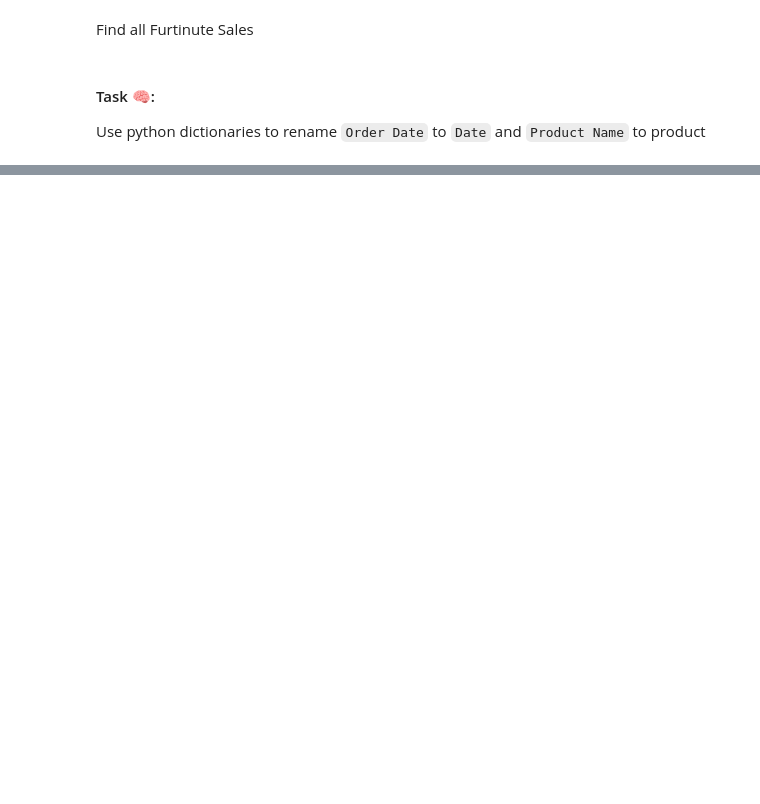
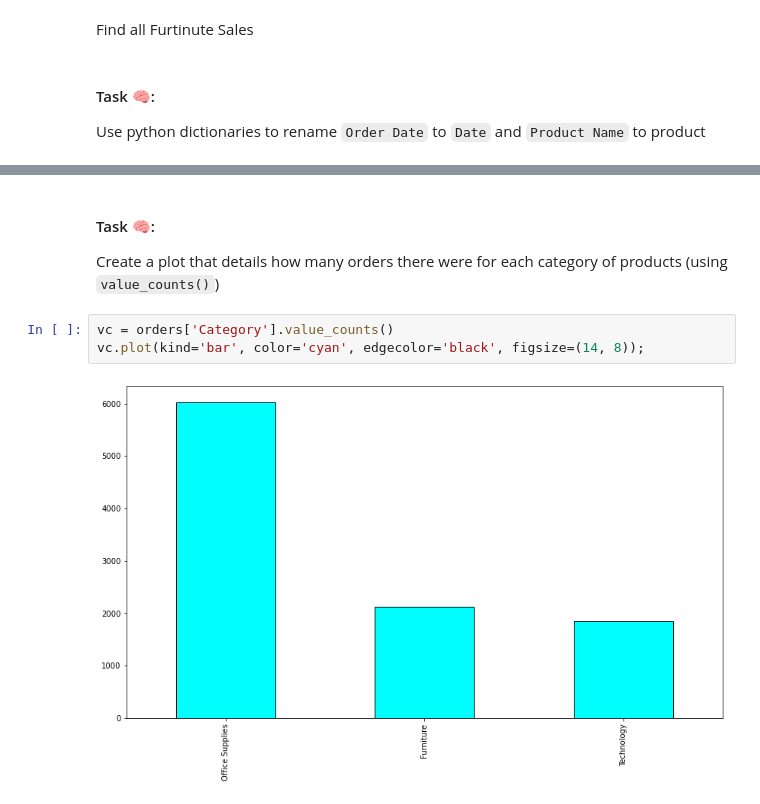
Before and after one commit to UNSW-Data-Science-Society/Intro-to-python-workshop, a Jupyter notebook: IntroPython2022.ipynb, the cells around one changed output, grey strips where cells are left out. Saved outputs shown, nothing was run; the diff lists cells and outputs as text; blank space fills up the shorter version.

```diff
--- a/IntroPython2022.ipynb
+++ b/IntroPython2022.ipynb
@@ -282,0 +415,8 @@ orders = orders.rename(columns={'Order Date': 'Date', 'Product Name': 'Product'}
+# %% [markdown]
+#### Task 🧠:
+Create a plot that details how many orders there were for each category of products (using `value_counts()`)
+# %%
+vc = orders['Category'].value_counts()
+vc.plot(kind='bar', color='cyan', edgecolor='black', figsize=(14, 8));
+# %% [output]
+[figure, added]
```
Also changed, not shown: parts of 28 cells of this notebook.
